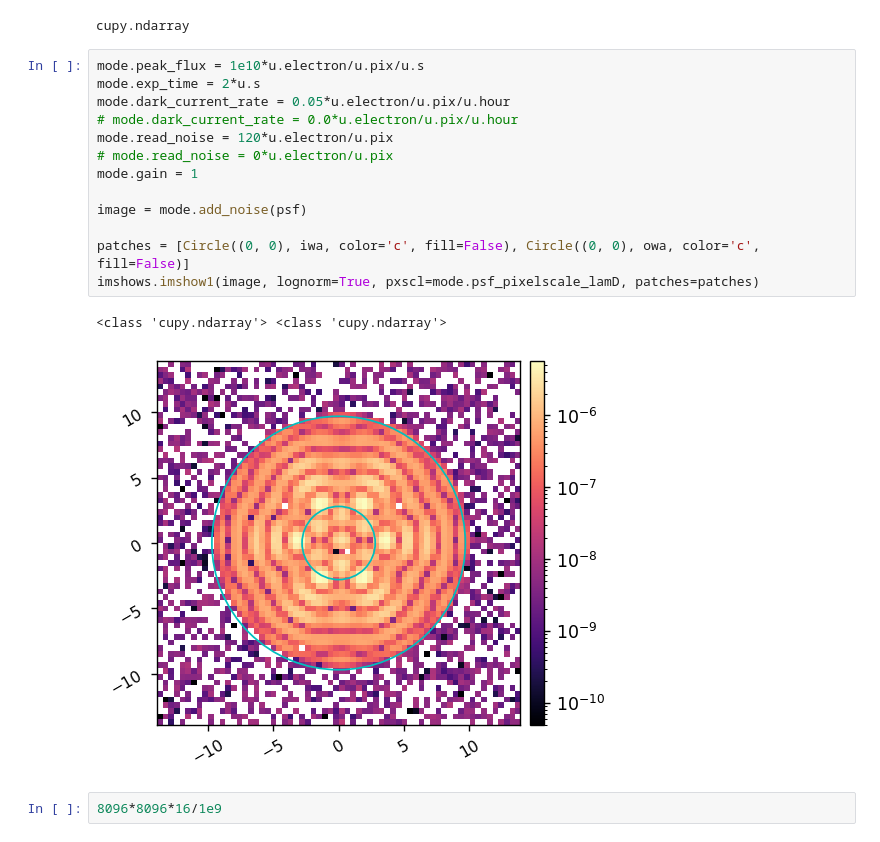
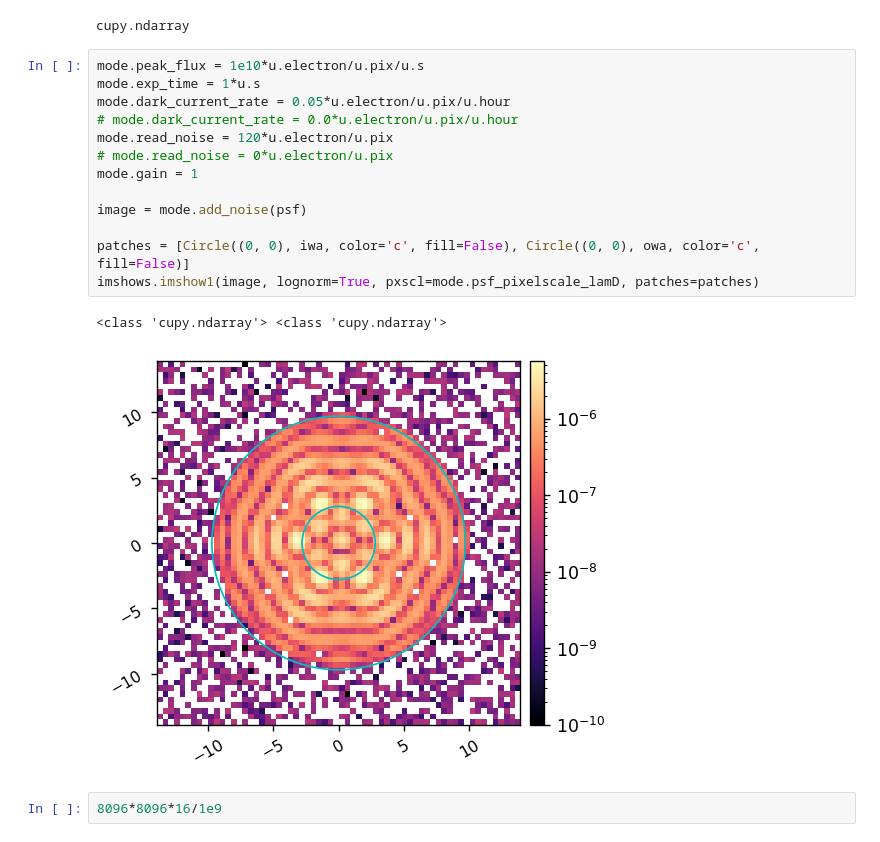
Before and after one commit to kian1377/cgi_phasec_poppy, a Jupyter notebook: example-notebooks/poppy_hlc_tests.ipynb, the cells around one changed output. Saved outputs shown, nothing was run; the diff lists cells and outputs as text.

```diff
--- a/example-notebooks/poppy_hlc_tests.ipynb
+++ b/example-notebooks/poppy_hlc_tests.ipynb
@@ -56,20 +59,20 @@ xp.ndarray
 cupy.ndarray
 # %%
 mode.peak_flux = 1e10*u.electron/u.pix/u.s
-mode.exp_time = 2*u.s
+mode.exp_time = 1*u.s
 mode.dark_current_rate = 0.05*u.electron/u.pix/u.hour
 # mode.dark_current_rate = 0.0*u.electron/u.pix/u.hour
 mode.read_noise = 120*u.electron/u.pix
 # mode.read_noise = 0*u.electron/u.pix
 mode.gain = 1
 
 image = mode.add_noise(psf)
 
 patches = [Circle((0, 0), iwa, color='c', fill=False), Circle((0, 0), owa, color='c', fill=False)]
 imshows.imshow1(image, lognorm=True, pxscl=mode.psf_pixelscale_lamD, patches=patches)
 # %% [output]
 <class 'cupy.ndarray'> <class 'cupy.ndarray'>
-[figure, old version]
+[figure, new version]
 # %%
 8096*8096*16/1e9
 # %% [output]
```
Also changed, not shown: parts of 2 cells of this notebook, 7 other files.
